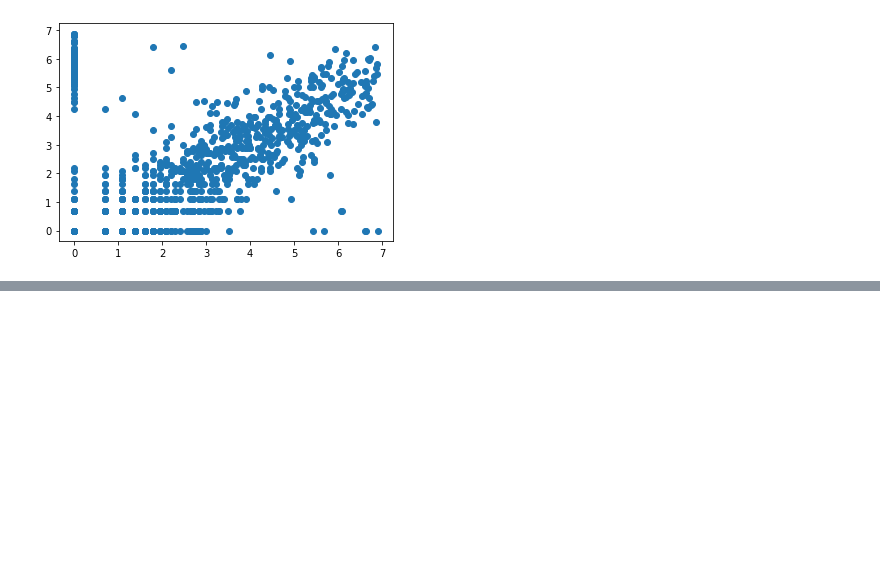
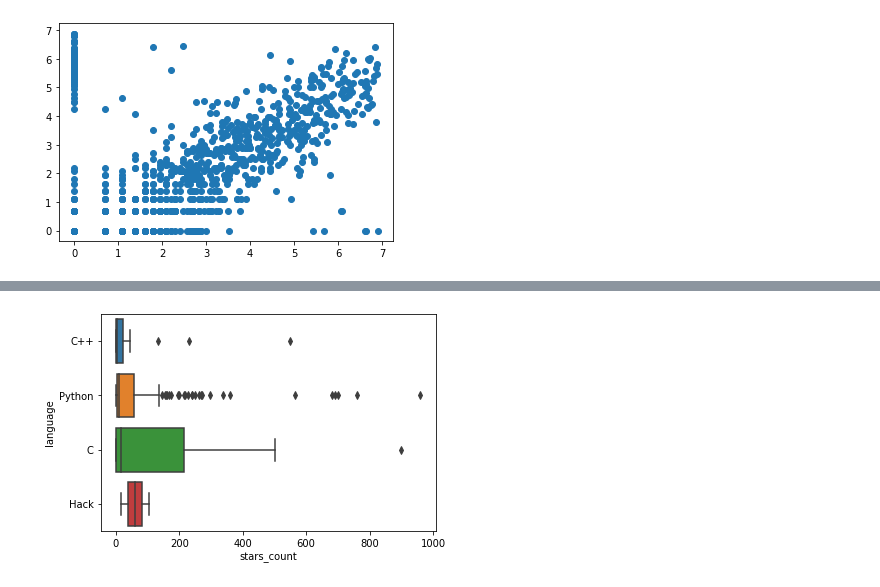
Before and after one commit to LeoLi1223/Beacon, a Jupyter notebook: preprocessing.ipynb, the cells around one changed output, grey strips where cells are left out. Cells and saved outputs as stored; diff of their text form; code cells hidden in the pictures; blank space fills up the shorter version.

```diff
--- a/preprocessing.ipynb
+++ b/preprocessing.ipynb
@@ -195,0 +208,9 @@ r1.head()
+# %%
+def draw_violinplot(df, x, langs):
+    result = df.copy()
+    result = result[result['language'].isin(langs)]
+    sns.boxplot(data=result, x=x, y="language")
+# %%
+draw_violinplot(df, "stars_count", ["Python", "C++", "C", "Hack"])
+# %% [output]
+[figure, added]
```
Also changed, not shown: parts of 5 cells of this notebook, 1 other file.
